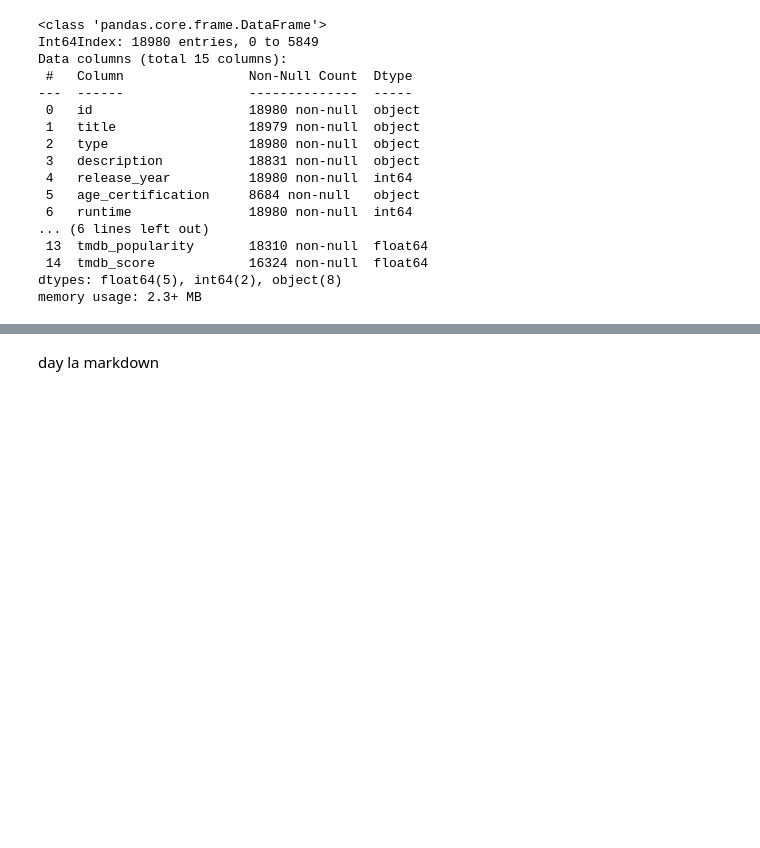
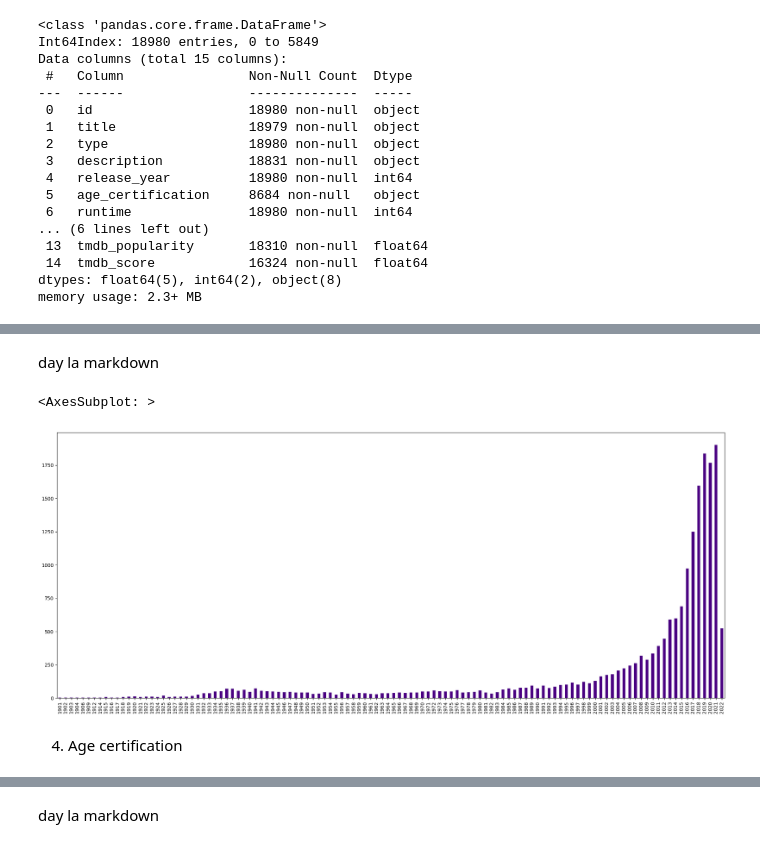
Before and after one commit to quytrungg/Group1_Final_Project_CSC17104, a Jupyter notebook: lab/phase_2_data_exploration/titles_exploration.ipynb, the cells around one changed output, grey strips where cells are left out. Cells and saved outputs as stored; diff of their text form; code cells hidden in the pictures; blank space fills up the shorter version.

```diff
--- a/lab/phase_2_data_exploration/titles_exploration.ipynb
+++ b/lab/phase_2_data_exploration/titles_exploration.ipynb
@@ -89,0 +218,3 @@ memory usage: 2.3+ MB
+# %%
+num_of_movies_by_year = df_titles['release_year'].value_counts().sort_index()
+num_of_movies_by_year
@@ -89,0 +234,10 @@ memory usage: 2.3+ MB
+# %% [markdown]
+day la markdown
+# %%
+# plot barchart
+num_of_movies_by_year.plot.bar(figsize=(25, 10), color='indigo')
+# %% [output]
+<AxesSubplot: >
+[figure, added]
+# %% [markdown]
+4. Age certification
```
Also changed, not shown: parts of 54 cells of this notebook, 3 other files.
